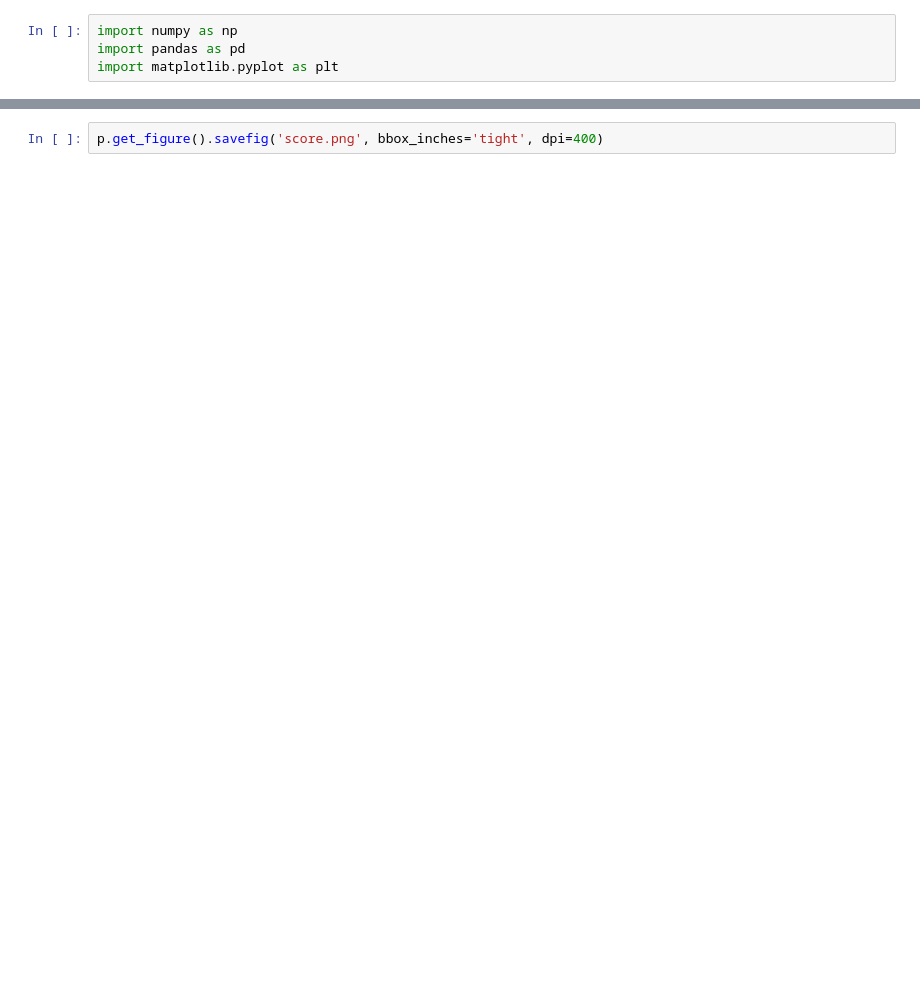
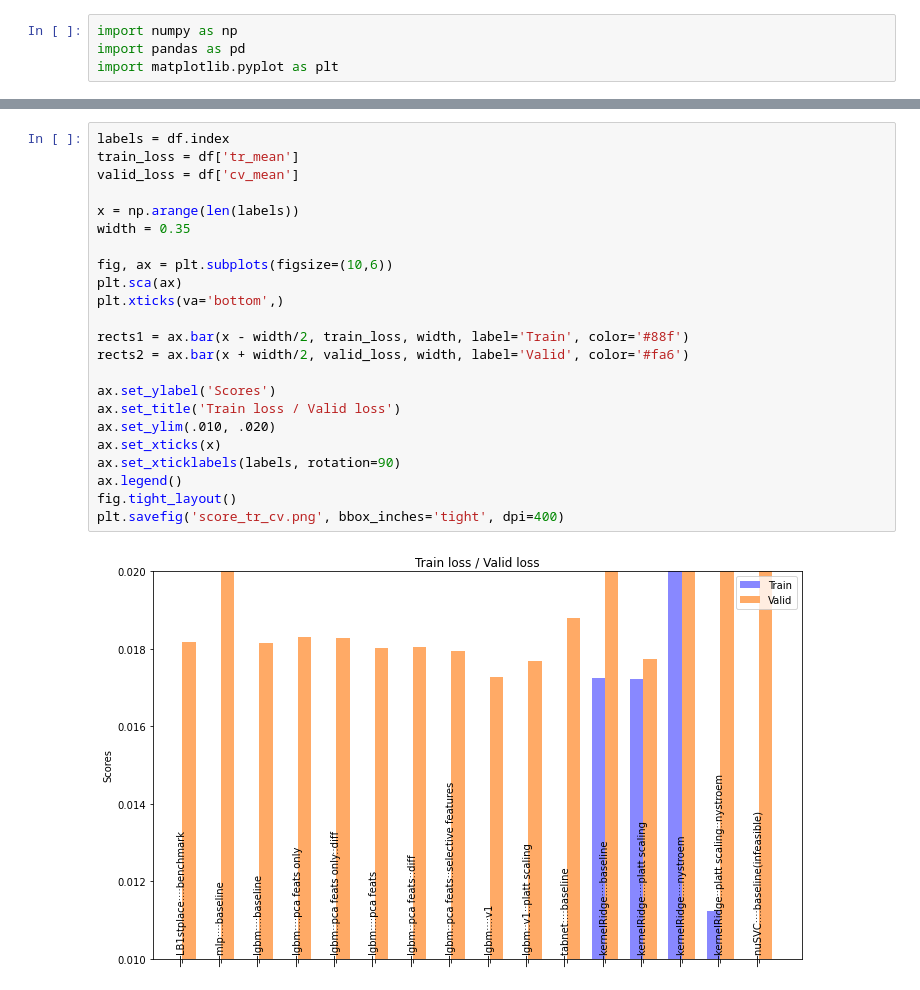
Before and after one commit to MutsumiChieda/moa, a Jupyter notebook: train_nb/score_calculator.ipynb, the cells around one changed output, grey strips where cells are left out. Drawn from its saved outputs; the diff is of its cells as text; blank space fills up the shorter version.

```diff
--- a/train_nb/score_calculator.ipynb
+++ b/train_nb/score_calculator.ipynb
@@ -48,2 +52,25 @@ p.set_facecolor('#111')
-# %%
-p.get_figure().savefig('score.png', bbox_inches='tight', dpi=400)
+# %%
+labels = df.index
+train_loss = df['tr_mean']
+valid_loss = df['cv_mean']
+
+x = np.arange(len(labels))
+width = 0.35
+
+fig, ax = plt.subplots(figsize=(10,6))
+plt.sca(ax)
+plt.xticks(va='bottom',)
+
+rects1 = ax.bar(x - width/2, train_loss, width, label='Train', color='#88f')
+rects2 = ax.bar(x + width/2, valid_loss, width, label='Valid', color='#fa6')
+
+ax.set_ylabel('Scores')
+ax.set_title('Train loss / Valid loss')
+ax.set_ylim(.010, .020)
+ax.set_xticks(x)
+ax.set_xticklabels(labels, rotation=90)
+ax.legend()
+fig.tight_layout()
+plt.savefig('score_tr_cv.png', bbox_inches='tight', dpi=400)
+# %% [output]
+[figure, added]
```
Also changed, not shown: parts of 2 cells of this notebook, 5 other files.
